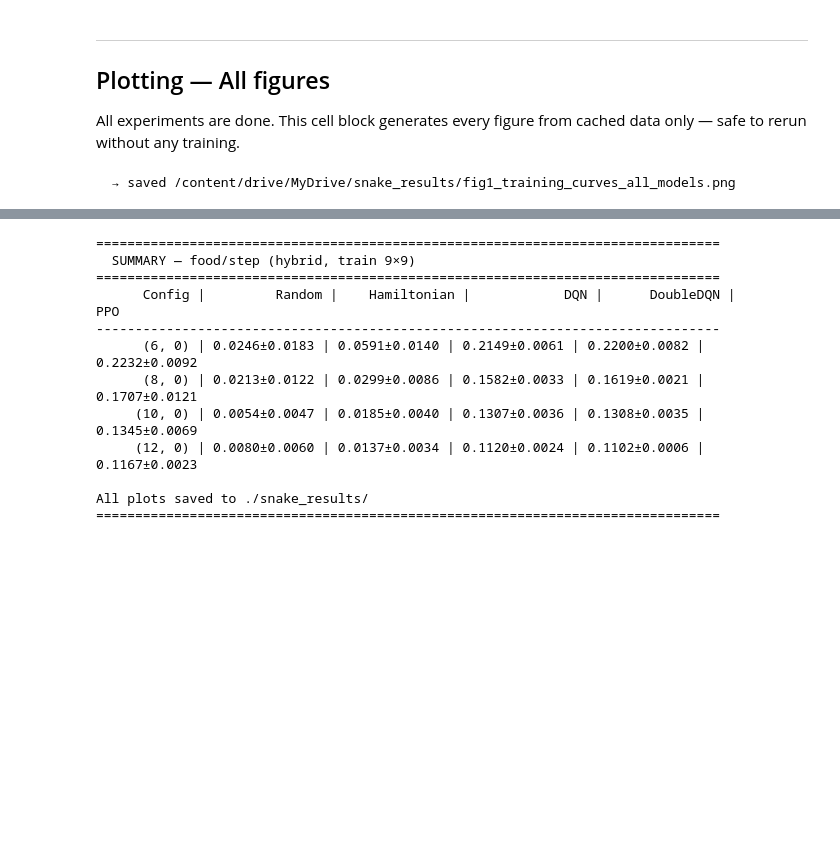
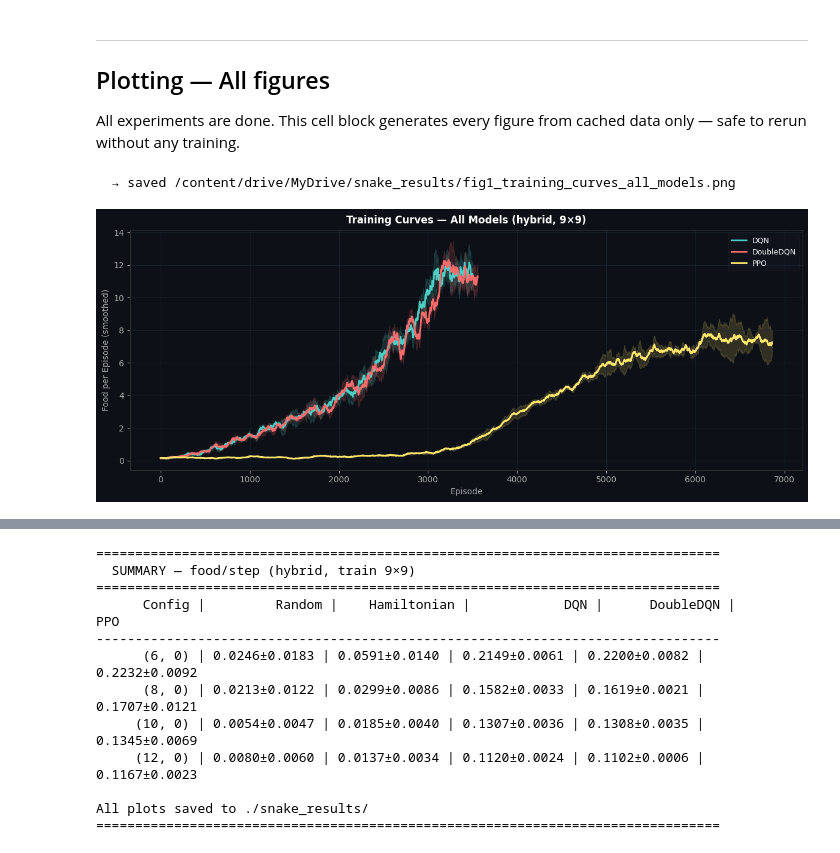
Before and after one commit to kjng123/AML-, a Jupyter notebook: snake_rl_study.ipynb, the cells around one changed output, grey strips where cells are left out. Saved outputs shown, nothing was run; the diff lists cells and outputs as text; code cells hidden in the pictures; blank space fills up the shorter version.

```diff
--- a/snake_rl_study.ipynb
+++ b/snake_rl_study.ipynb
@@ -1092,27 +1092,29 @@ All experiments are done. This cell block generates every figure from cached dat
 # %%
 # ── Cell 14: Figure 1 — Training Curves (all three models, hybrid, 9×9) ────────
 fig, ax = _dark_fig(figsize=(12, 5))
 
 EP_CAP = 7000
 
 for name, color in MODEL_COLORS.items():
     logs = agent_logs[name]
     min_len = min(min(len(l) for l in logs), EP_CAP)
     clipped  = np.array([l[:min_len] for l in logs])
     window   = max(20, min_len // 50)
     smoothed = np.array([smooth(row, window) for row in clipped])
     eps_x    = np.arange(smoothed.shape[1])
     mean_sm  = smoothed.mean(0)
     std_sm   = smoothed.std(0)
     ax.plot(eps_x, mean_sm, color=color, linewidth=2.0, label=name)
     ax.fill_between(eps_x, mean_sm - std_sm, mean_sm + std_sm, color=color, alpha=0.15)
 
 _label_axes(ax, 'Training Curves — All Models (hybrid, 9×9)',
             'Episode', 'Food per Episode (smoothed)')
 fig.tight_layout()
 _save(fig, 'fig1_training_curves_all_models')
+display(fig)
 # %% [output]
   → saved /content/drive/MyDrive/snake_results/fig1_training_curves_all_models.png
+[figure, added]
 # %%
 # ── Cell 15: Figure 2 — Performance on 9×9 (all three models, hybrid) ──────────
 
```
Also changed, not shown: parts of 12 cells of this notebook.
